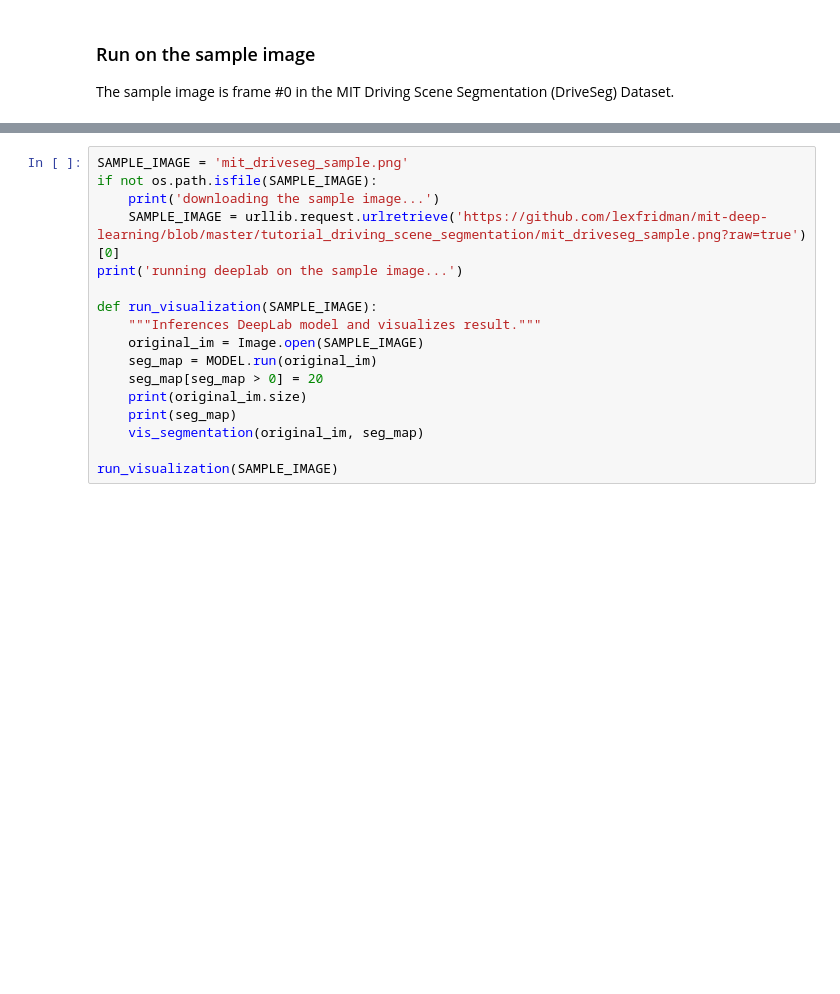
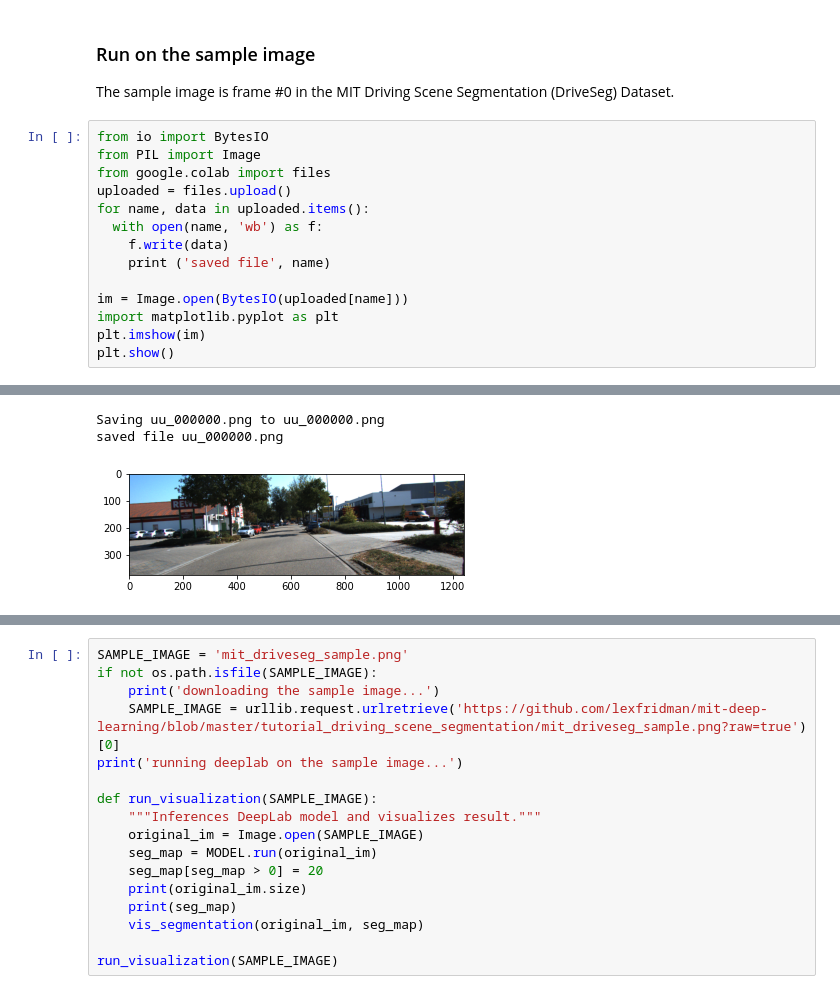
Before and after one commit to waltermayor/streetSegmentation, a Jupyter notebook: streetsegmentationOnly.ipynb, the cells around one changed output, grey strips where cells are left out. Saved outputs shown, nothing was run; the diff lists cells and outputs as text; blank space fills up the shorter version.

```diff
--- a/streetsegmentationOnly.ipynb
+++ b/streetsegmentationOnly.ipynb
@@ -253,3 +251,18 @@ model loaded successfully!
 # %% [markdown]
 ### Run on the sample image
 The sample image is frame #0 in the MIT Driving Scene Segmentation (DriveSeg) Dataset.
+# %%
+from io import BytesIO
+from PIL import Image
+from google.colab import files
+uploaded = files.upload()
+for name, data in uploaded.items():
+  with open(name, 'wb') as f:
+    f.write(data)
+    print ('saved file', name)
+
+im = Image.open(BytesIO(uploaded[name]))
+import matplotlib.pyplot as plt
+plt.imshow(im)
+plt.show()
+# %% [output]
@@ -255,0 +270,3 @@ The sample image is frame #0 in the MIT Driving Scene Segmentation (DriveSeg) Da
+Saving uu_000000.png to uu_000000.png
+saved file uu_000000.png
+[figure, added]
```
Also changed, not shown: parts of 4 cells of this notebook.
